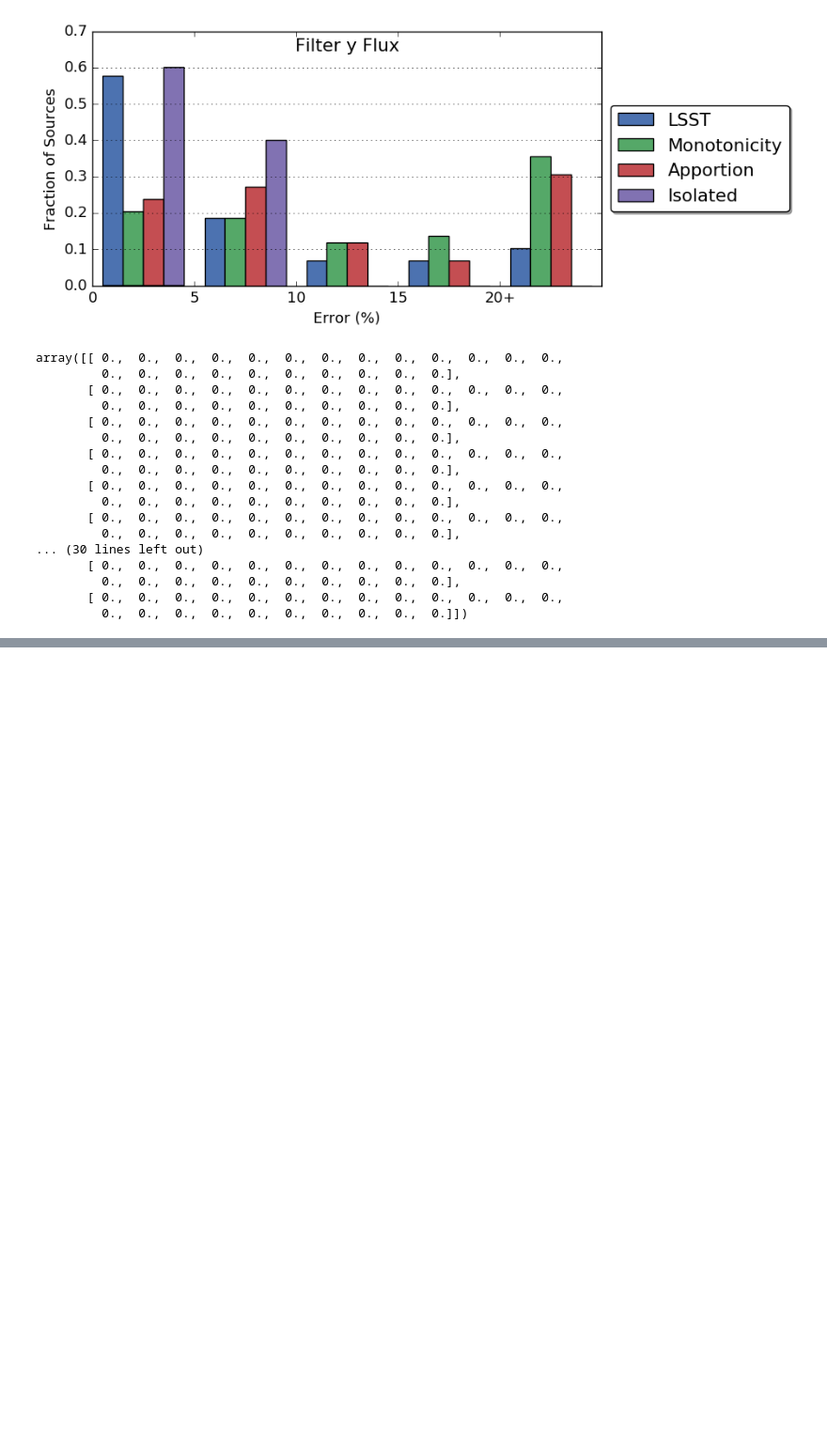
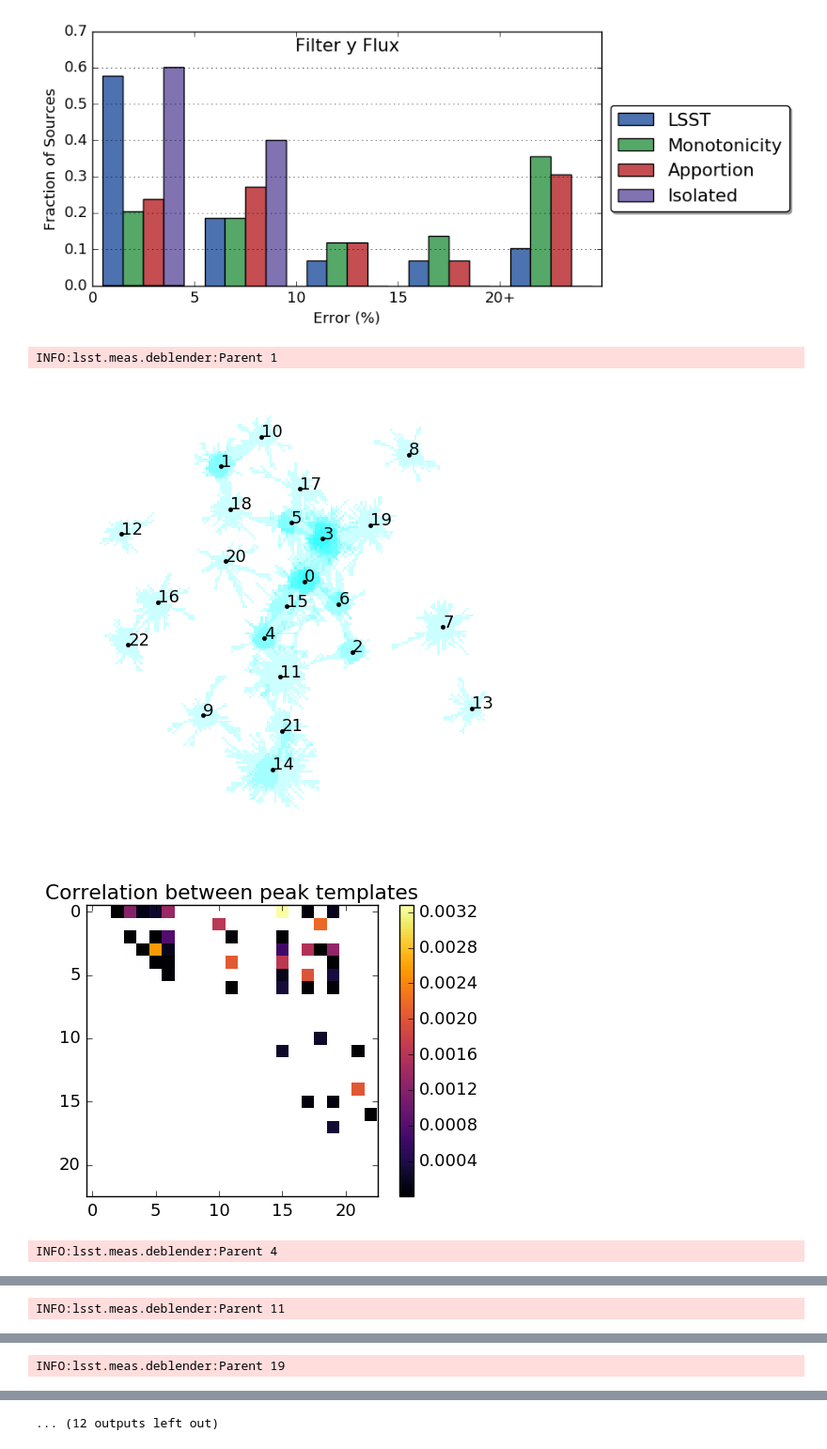
Before and after one commit to lsst/meas_deblender, a Jupyter notebook: examples/simDeblenderTest.ipynb, the cells around one changed output, grey strips where cells are left out. Shown: that part at 94% size. Saved outputs shown, nothing was run; the diff lists cells and outputs as text; code cells hidden in the pictures; blank space fills up the shorter version.

```diff
--- a/examples/simDeblenderTest.ipynb
+++ b/examples/simDeblenderTest.ipynb
@@ -168,20 +144,8 @@ for i in range(peakCount):
-# %%
-degenerateFlux
-# %% [output]
-array([[ 0.,  0.,  0.,  0.,  0.,  0.,  0.,  0.,  0.,  0.,  0.,  0.,  0.,
-         0.,  0.,  0.,  0.,  0.,  0.,  0.,  0.,  0.,  0.],
-       [ 0.,  0.,  0.,  0.,  0.,  0.,  0.,  0.,  0.,  0.,  0.,  0.,  0.,
-         0.,  0.,  0.,  0.,  0.,  0.,  0.,  0.,  0.,  0.],
-       [ 0.,  0.,  0.,  0.,  0.,  0.,  0.,  0.,  0.,  0.,  0.,  0.,  0.,
-         0.,  0.,  0.,  0.,  0.,  0.,  0.,  0.,  0.,  0.],
-       [ 0.,  0.,  0.,  0.,  0.,  0.,  0.,  0.,  0.,  0.,  0.,  0.,  0.,
-         0.,  0.,  0.,  0.,  0.,  0.,  0.,  0.,  0.,  0.],
-       [ 0.,  0.,  0.,  0.,  0.,  0.,  0.,  0.,  0.,  0.,  0.,  0.,  0.,
-         0.,  0.,  0.,  0.,  0.,  0.,  0.,  0.,  0.,  0.],
-       [ 0.,  0.,  0.,  0.,  0.,  0.,  0.,  0.,  0.,  0.,  0.,  0.,  0.,
-         0.,  0.,  0.,  0.,  0.,  0.,  0.,  0.,  0.,  0.],
-... (30 lines left out)
-       [ 0.,  0.,  0.,  0.,  0.,  0.,  0.,  0.,  0.,  0.,  0.,  0.,  0.,
-         0.,  0.,  0.,  0.,  0.,  0.,  0.,  0.,  0.,  0.],
-       [ 0.,  0.,  0.,  0.,  0.,  0.,  0.,  0.,  0.,  0.,  0.,  0.,  0.,
-         0.,  0.,  0.,  0.,  0.,  0.,  0.,  0.,  0.,  0.]])
+# %%
+minFlux = .1
+sim.checkForDegeneracy(expDb, minFlux)
+# %% [output]
+INFO:lsst.meas.deblender:Parent 1
+[figure, added]
+[figure, added]
+INFO:lsst.meas.deblender:Parent 4
@@ -187,0 +154 @@ array([[ 0.,  0.,  0.,  0.,  0.,  0.,  0.,  0.,  0.,  0.,  0.,  0.,  0.,
+INFO:lsst.meas.deblender:Parent 11
@@ -187,0 +157 @@ array([[ 0.,  0.,  0.,  0.,  0.,  0.,  0.,  0.,  0.,  0.,  0.,  0.,  0.,
+INFO:lsst.meas.deblender:Parent 19
@@ -187,0 +160 @@ array([[ 0.,  0.,  0.,  0.,  0.,  0.,  0.,  0.,  0.,  0.,  0.,  0.,  0.,
+... (12 outputs left out)
```
Also changed, not shown: parts of 5 cells of this notebook, 3 other files.
